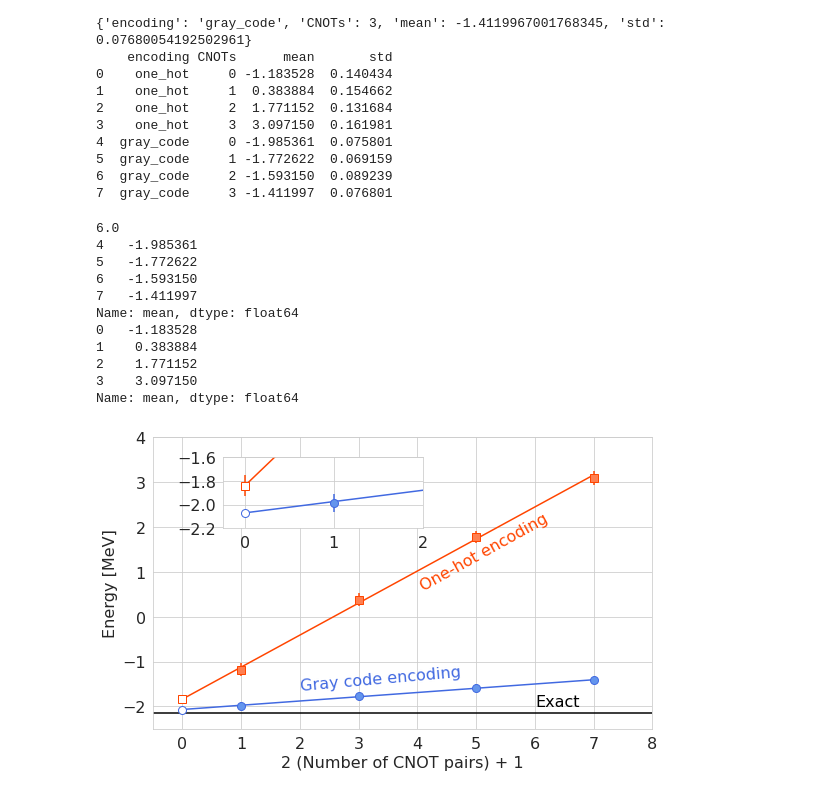
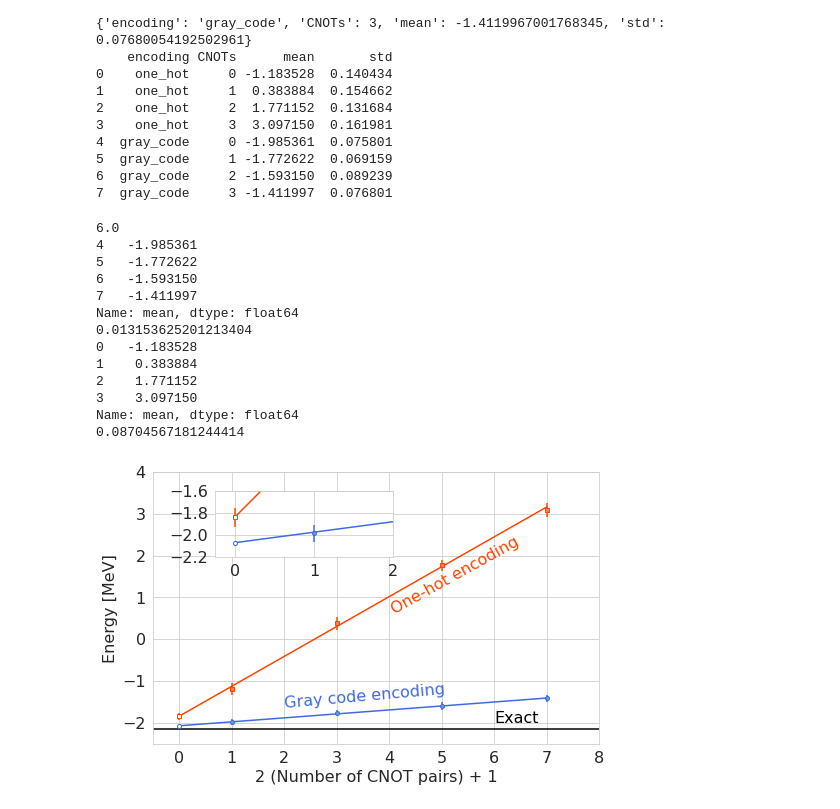
Before and after one commit to glassnotes/GrayCode-QubitEncoding, a Jupyter notebook: notebooks/Noisy-Analysis.ipynb, the cells around one changed output. Drawn from its saved outputs; the diff is of its cells as text; code cells hidden in the pictures.

Commit message:
more updates to figures

```diff
--- a/notebooks/Noisy-Analysis.ipynb
+++ b/notebooks/Noisy-Analysis.ipynb
@@ -520,7 +521,8 @@ print(mpl.rcParams["lines.markersize"])
 # mpl.rcParams['font.size'] = 16
 
 ax.axhline(y=diagonalized_values[4][1], ls="-", c="k")
-ms = 8
+#ms = 8
+ms = 4
 oppfill = {}
 oppfill["gray_code"] = "white"
 oppfill["one_hot"] = "orangered"
@@ -573,6 +575,7 @@ for enckey, encgrp in df.groupby("encoding"):
         mfc=fillcolour[enckey],
     )
     # ins.errorbar( [0,], [coef[-1],], yerr=[np.sqrt(cov[-1,-1]),], marker=markers[enckey], ms=ms, color=colours[enckey], mfc=oppfill[enckey])
+    print(np.sqrt(cov[-1, -1]))
     ins.errorbar(
         [
             0,
@@ -608,32 +611,33 @@ ax.annotate(
 )
 ax.set_ylabel("Energy [MeV]", fontsize=16)
 ax.set_xlabel("2 (Number of CNOT pairs) + 1", fontsize=16)
 ax.set_xticks(range(-1, 10))
 ins.set_xticks(range(-1, 10))
 ax.set_yticks(np.arange(-3, 5, 1))
 ins.set_yticks(np.arange(-3, 2, 0.2))
 ax.set_yticks(np.arange(-3, 2, 0.25), minor=True)
 ins.set_yticks(np.arange(-3, 2, 0.05), minor=True)
 ax.tick_params(axis="x", labelsize=16)
 ax.tick_params(axis="y", labelsize=16)
 ins.tick_params(axis="x", labelsize=16)
 ins.tick_params(axis="y", labelsize=16)
 ax.set_xlim(-0.5, 8)
 ax.set_ylim(-2.5, 4)
 ins.set_xlim(-0.25, 2)
 ins.set_ylim(-2.2, -1.6)
-plt.tight_layout()
 plt.savefig(f"../paper-figures/zero-noise-extrapolation.pdf")
 # %% [output]
 6.0
 4   -1.985361
 5   -1.772622
 6   -1.593150
 7   -1.411997
 Name: mean, dtype: float64
+0.013153625201213404
 0   -1.183528
 1    0.383884
 2    1.771152
 3    3.097150
 Name: mean, dtype: float64
+0.08704567181244414
-[figure, old version]
+[figure, new version]
```
Also changed, not shown: parts of 2 cells of this notebook, 2 other files.
